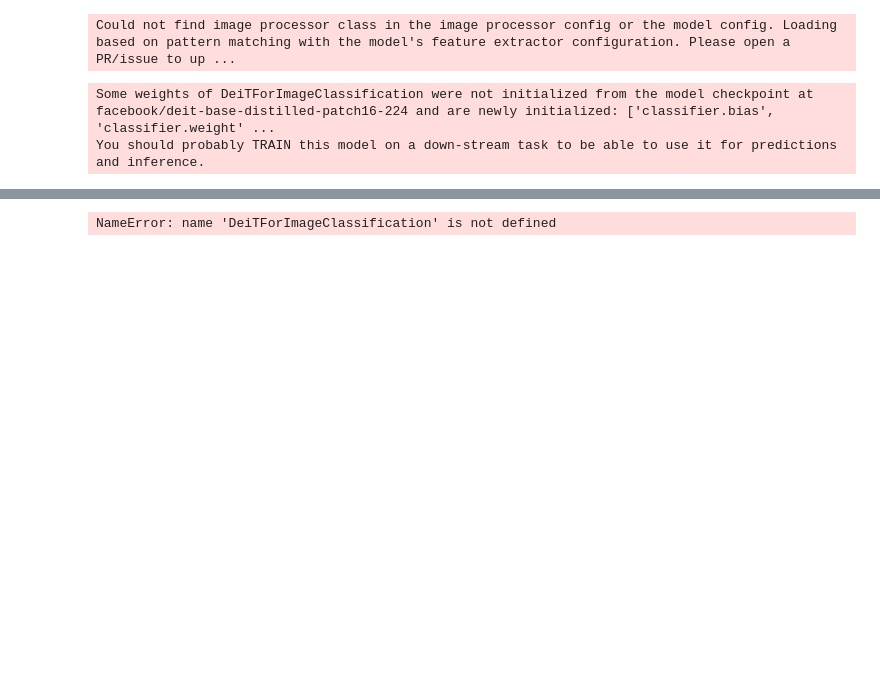
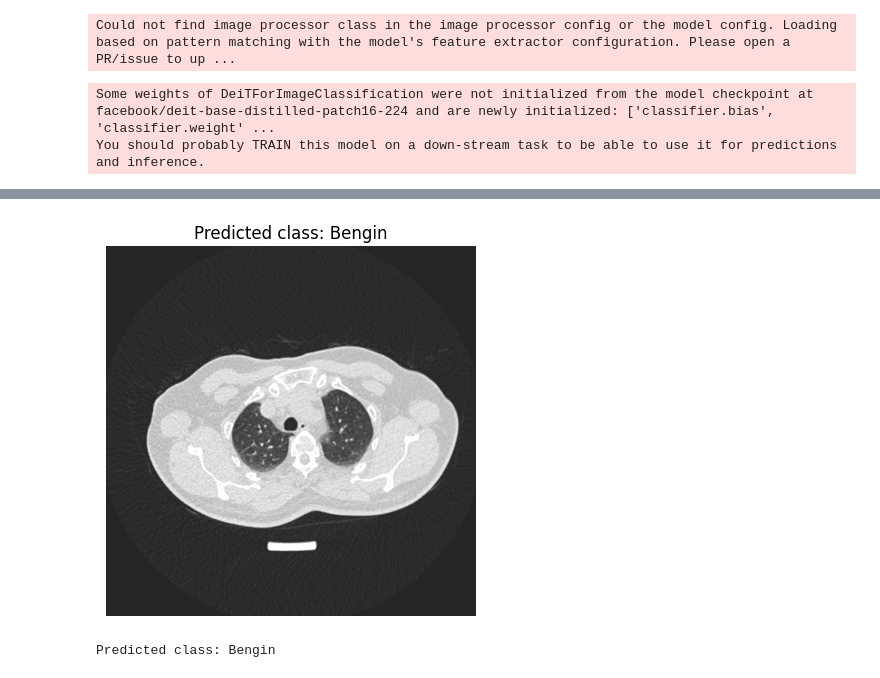
Before and after one commit to natpeterson12/compaidedtermproject, a Jupyter notebook: main.ipynb, the cells around one changed output, grey strips where cells are left out. Saved outputs shown, nothing was run; the diff lists cells and outputs as text; code cells hidden in the pictures; blank space fills up the shorter version.

Commit message:
Kaggle Notebook | ComputerAidedTermProject | Version 2

```diff
--- a/main.ipynb
+++ b/main.ipynb
@@ -395,32 +391,36 @@ def predict_and_show_image(image_path, model, image_processor, class_names):
 
     # Make prediction
     model.eval()
     with torch.no_grad():
         outputs = model(**inputs)
         logits = outputs.logits
         predicted_class_idx = logits.argmax(-1).item()
 
     # Get the predicted class name
     predicted_class_name = class_names[predicted_class_idx]
 
     # Show the image with the predicted class name
     plt.imshow(image)
     plt.title(f"Predicted class: {predicted_class_name}")
     plt.axis('off')
     plt.show()
 
     print(f"Predicted class: {predicted_class_name}")
 
 # Example class names
 
 # Load the trained model and processor
 loaded_model = DeiTForImageClassification.from_pretrained("/kaggle/working/trained_model")
 loaded_model.to('cuda' if torch.cuda.is_available() else 'cpu')
 
 image_processor = AutoImageProcessor.from_pretrained("/kaggle/working/trained_model")
 
+class_names = ['Bengin', 'Malignant', 'Normal']
+
+
 # Example usage
-image_path = "/kaggle/input/the-iqothnccd-lung-cancer-dataset/The IQ-OTHNCCD lung cancer dataset/Malignant cases/Malignant case (103).jpg"
+image_path = "/kaggle/input/the-iqothnccd-lung-cancer-dataset/The IQ-OTHNCCD lung cancer dataset/Bengin cases/Bengin case (5).jpg"
 predict_and_show_image(image_path, loaded_model, image_processor, class_names)
 # %% [output]
+[figure, added]
-NameError: name 'DeiTForImageClassification' is not defined
+Predicted class: Bengin
```
Also changed, not shown: parts of 9 cells of this notebook.
